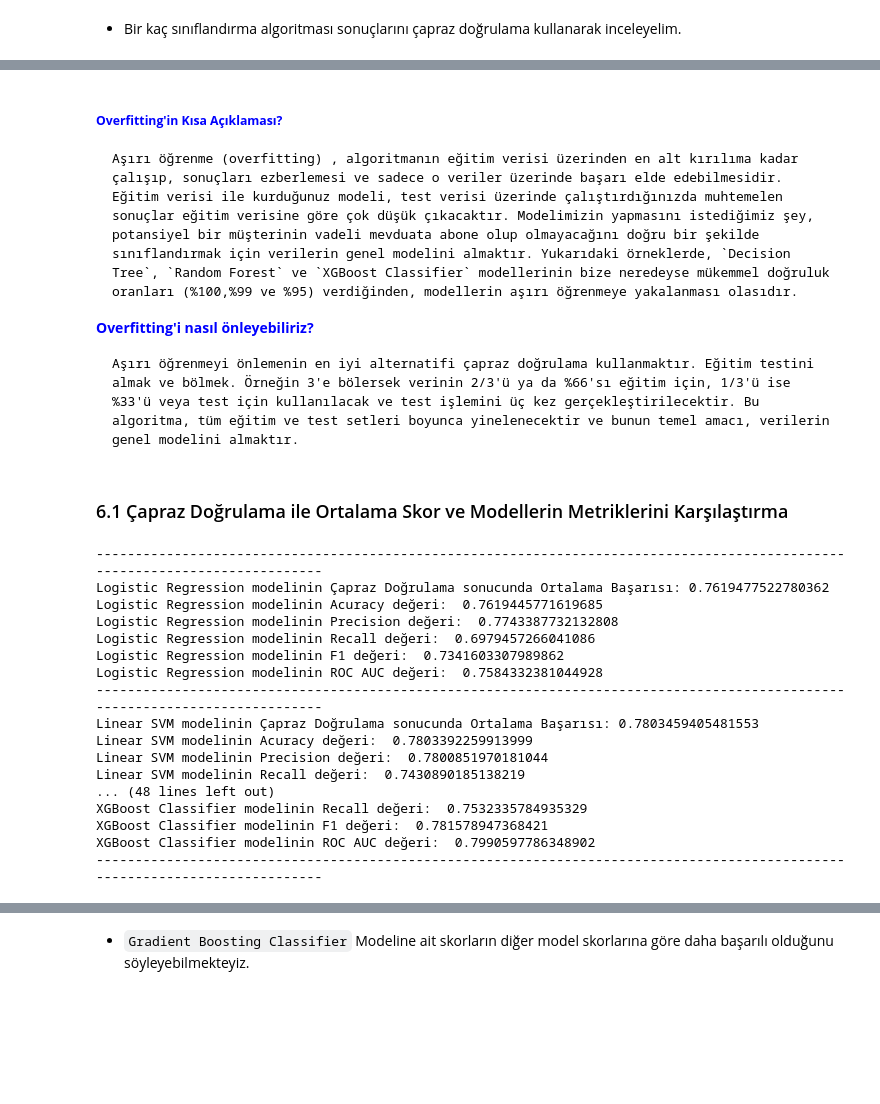
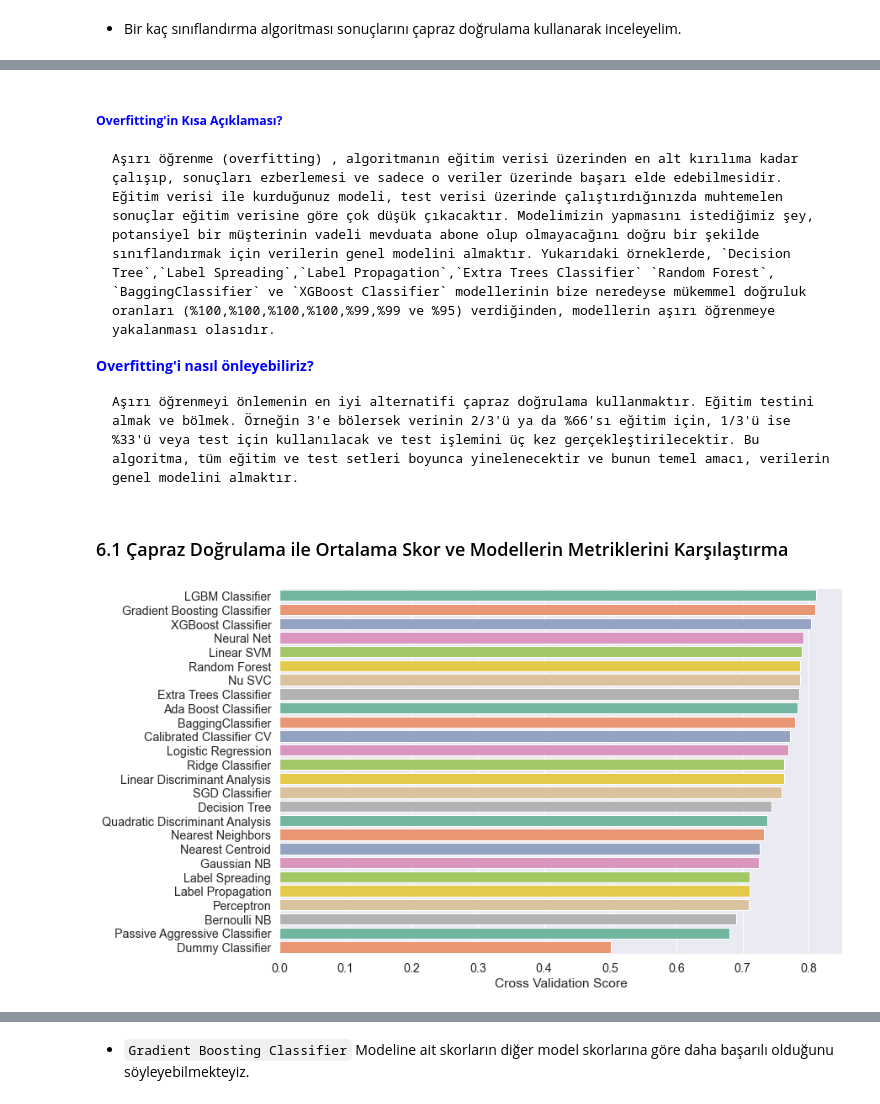
Before and after one commit to MuhammetYorulmaz/MachineLearningProjects, a Jupyter notebook: BankMarketingCampaignProject/BankMarketingCampaign.ipynb, the cells around one changed output, grey strips where cells are left out. Cells and saved outputs as stored; diff of their text form; code cells hidden in the pictures; blank space fills up the shorter version.

```diff
--- a/BankMarketingCampaignProject/BankMarketingCampaign.ipynb
+++ b/BankMarketingCampaignProject/BankMarketingCampaign.ipynb
@@ -840,12 +848,29 @@ dictClassifiers = {
     "Logistic Regression": LogisticRegression(),
     "Linear SVM": SVC(),
     "Nearest Neighbors": KNeighborsClassifier(),
-    "Naive Bayes": GaussianNB(),
+    "Gaussian NB": GaussianNB(),
     "Gradient Boosting Classifier": GradientBoostingClassifier(),
     "Decision Tree": tree.DecisionTreeClassifier(),
     "Random Forest": RandomForestClassifier(n_estimators=18),
     "Neural Net": MLPClassifier(alpha=1),
-    "XGBoost Classifier": XGBClassifier(eval_metric=['logloss','auc','error'])
+    "XGBoost Classifier": XGBClassifier(eval_metric=['logloss','auc','error']),
+    "Ada Boost Classifier": AdaBoostClassifier(),
+    "SGD Classifier": SGDClassifier(),
+    "Extra Trees Classifier": ExtraTreesClassifier(),
+    "Bernoulli NB" : BernoulliNB(),
+    "Nu SVC" : NuSVC(),
+    "LGBM Classifier" : LGBMClassifier(),
+    "Perceptron" : Perceptron(),
+    "Passive Aggressive Classifier" : PassiveAggressiveClassifier(),
+    "Quadratic Discriminant Analysis" : QuadraticDiscriminantAnalysis(),
+    "Calibrated Classifier CV" : CalibratedClassifierCV(),
+    "Ridge Classifier" : RidgeClassifier(),
+    "BaggingClassifier" : BaggingClassifier(),
+    "Linear Discriminant Analysis" : LinearDiscriminantAnalysis(),
+    "Label Propagation" : LabelPropagation(),
+    "Label Spreading" : LabelSpreading(),
+    "Nearest Centroid" : NearestCentroid(),
+    "Dummy Classifier" : DummyClassifier()
 }
 # %%
 #  Kullanılacak modellerin sayısını değişkende tutmaktadır.
@@ -896,7 +931,7 @@ XGBoost Classifier modelinin eğitimde harcadığı süre : 4.07812 s
 # %% [markdown]
 ##### <font color = 'blue'> **Overfitting'in Kısa Açıklaması?**
 
-    Aşırı öğrenme (overfitting) , algoritmanın eğitim verisi üzerinden en alt kırılıma kadar çalışıp, sonuçları ezberlemesi ve sadece o veriler üzerinde başarı elde edebilmesidir. Eğitim verisi ile kurduğunuz modeli, test verisi üzerinde çalıştırdığınızda muhtemelen sonuçlar eğitim verisine göre çok düşük çıkacaktır. Modelimizin yapmasını istediğimiz şey, potansiyel bir müşterinin vadeli mevduata abone olup olmayacağını doğru bir şekilde sınıflandırmak için verilerin genel modelini almaktır. Yukarıdaki örneklerde, `Decision Tree`, `Random Forest` ve `XGBoost Classifier` modellerinin bize neredeyse mükemmel doğruluk oranları (%100,%99 ve %95) verdiğinden, modellerin aşırı öğrenmeye yakalanması olasıdır.
+    Aşırı öğrenme (overfitting) , algoritmanın eğitim verisi üzerinden en alt kırılıma kadar çalışıp, sonuçları ezberlemesi ve sadece o veriler üzerinde başarı elde edebilmesidir. Eğitim verisi ile kurduğunuz modeli, test verisi üzerinde çalıştırdığınızda muhtemelen sonuçlar eğitim verisine göre çok düşük çıkacaktır. Modelimizin yapmasını istediğimiz şey, potansiyel bir müşterinin vadeli mevduata abone olup olmayacağını doğru bir şekilde sınıflandırmak için verilerin genel modelini almaktır. Yukarıdaki örneklerde, `Decision Tree`,`Label Spreading`,`Label Propagation`,`Extra Trees Classifier` `Random Forest`, `BaggingClassifier` ve `XGBoost Classifier` modellerinin bize neredeyse mükemmel doğruluk oranları (%100,%100,%100,%100,%99,%99 ve %95) verdiğinden, modellerin aşırı öğrenmeye yakalanması olasıdır.
 
 
 <font color = 'blue'> **Overfitting'i nasıl önleyebiliriz?**
@@ -944,32 +947,15 @@ def modelClassifiers(key,value):
 # %%
-print("-"*125)
 for key,value in dictClassifiers.items():
     modelClassifiers(key,value)
 
-# scoreDict = dict(sorted(scoreDict.items(), key=lambda x: x[1], reverse=True))
+scoreDict = dict(sorted(scoreDict.items(), key=lambda x: x[1], reverse=True))
 
-# fig, ax = plt.subplots(figsize=(12,5))
-# sns.barplot(list(scoreDict.values()),
-#             list(scoreDict.keys()),
-#             palette = "Set2",
-#             ax=ax);
-# plt.title("Çapraz Doğrulama Başarı Oranları")
-# plt.show()
+fig, ax = plt.subplots(figsize=(12,8))
+sns.barplot(list(scoreDict.values()),
+            list(scoreDict.keys()),
+            palette = "Set2",
+            ax=ax);
+plt.xlabel("Cross Validation Score")
+plt.show()
 # %% [output]
------------------------------------------------------------------------------------------------------------------------------
-Logistic Regression modelinin Çapraz Doğrulama sonucunda Ortalama Başarısı: 0.7619477522780362
-Logistic Regression modelinin Acuracy değeri:  0.7619445771619685
-Logistic Regression modelinin Precision değeri:  0.7743387732132808
-Logistic Regression modelinin Recall değeri:  0.6979457266041086
-Logistic Regression modelinin F1 değeri:  0.7341603307989862
-Logistic Regression modelinin ROC AUC değeri:  0.7584332381044928
------------------------------------------------------------------------------------------------------------------------------
-Linear SVM modelinin Çapraz Doğrulama sonucunda Ortalama Başarısı: 0.7803459405481553
-Linear SVM modelinin Acuracy değeri:  0.7803392259913999
-Linear SVM modelinin Precision değeri:  0.7800851970181044
-Linear SVM modelinin Recall değeri:  0.7430890185138219
-... (48 lines left out)
-XGBoost Classifier modelinin Recall değeri:  0.7532335784935329
-XGBoost Classifier modelinin F1 değeri:  0.781578947368421
-XGBoost Classifier modelinin ROC AUC değeri:  0.7990597786348902
------------------------------------------------------------------------------------------------------------------------------
+[figure, added]
```
Also changed, not shown: parts of 12 cells of this notebook.
